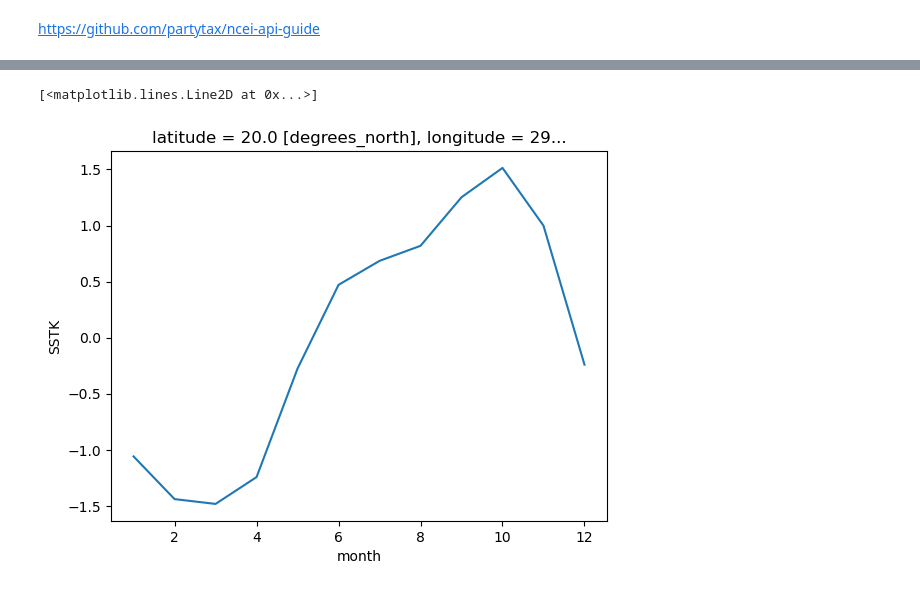
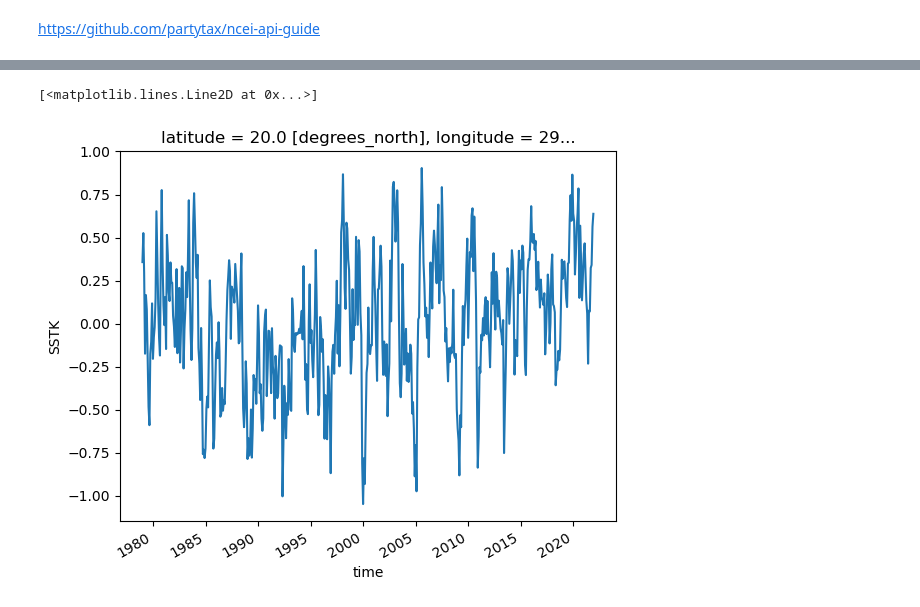
Before and after one commit to atmsillinois/time-series-and-eofs-leanneblind, a Jupyter notebook: project4_atms523_blind.ipynb, the cells around one changed output, grey strips where cells are left out. Saved outputs shown, nothing was run; the diff lists cells and outputs as text; code cells hidden in the pictures.

```diff
--- a/project4_atms523_blind.ipynb
+++ b/project4_atms523_blind.ipynb
@@ -14,7 +15,7 @@ base_url3 = '.nc'
 
 # Pandas fuction that creates an array of date time objects with an annual frequency
 # during the period of interest
-pr = pd.date_range(start='1979-01',end='1982-12', freq='AS')
+pr = pd.date_range(start='1979-01',end='2021-12', freq='AS')
 
 file_list=[]
 for dt in pr:
@@ -191,2 +210,6 @@ Coordinates:
+# %%
+# Computes the monthly mean SST anomalies at each latitude and longitude box for
+# each year
+monthly_mean_sst_ano = ds_sst.SSTK.groupby('time.month') - ds_sst.SSTK.groupby('time.month').mean(dim='time')
 # %%
 #https://foundations.projectpythia.org/core/xarray/computation-masking.html
@@ -194,5 +244,5 @@ sst_ano = monthly_mean_sst - monthly_mean_sst.mean(dim='month')
 # %%
-sst_ano.sel(longitude=290, latitude=20, method='nearest').plot()
+monthly_mean_sst_ano.sel(longitude=290, latitude=20, method='nearest').plot()
 # %% [output]
 [<matplotlib.lines.Line2D at 0x...>]
-[figure, old version]
+[figure, new version]
```
Also changed, not shown: parts of 14 cells of this notebook.
